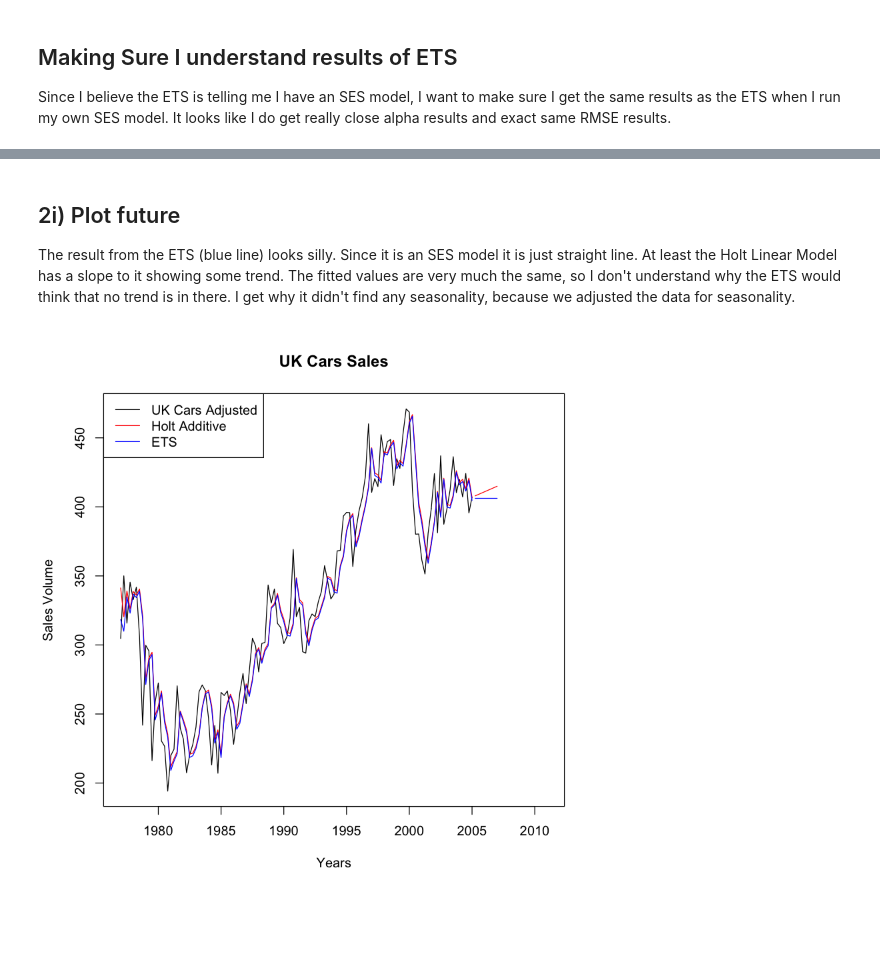
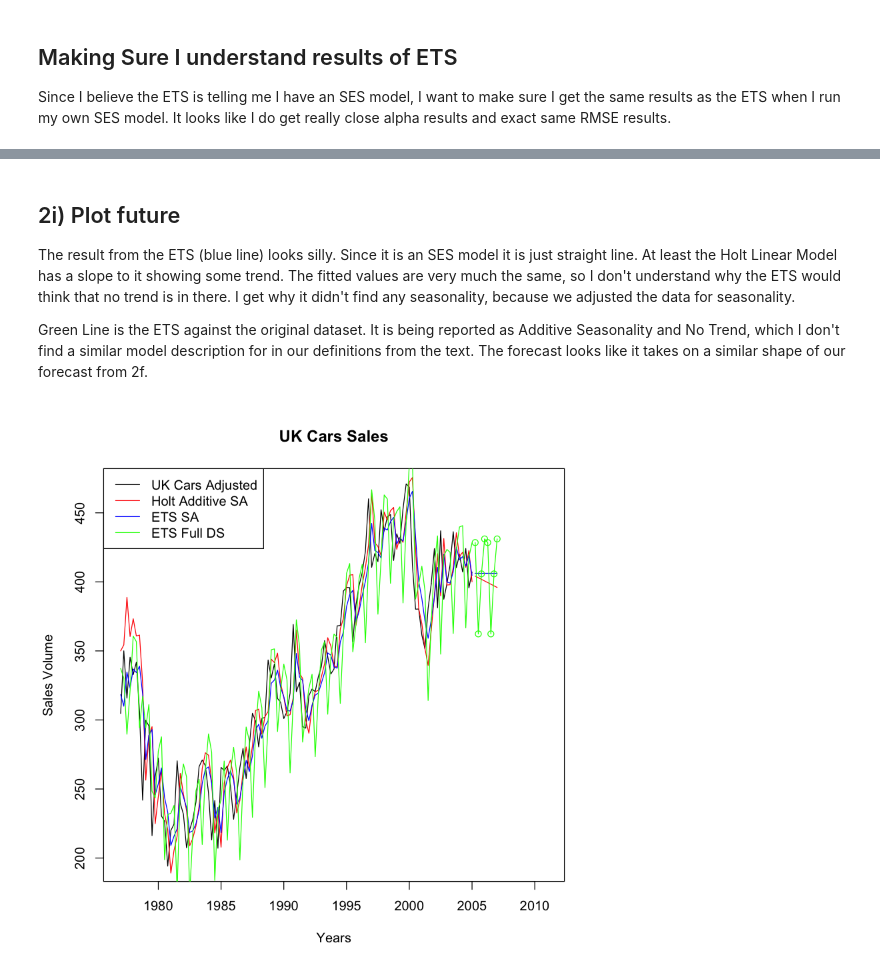
Before and after one commit to kofoide/forecasting, a Jupyter notebook: Week4/Assignment/Question2.ipynb, the cells around one changed output, grey strips where cells are left out. Saved outputs shown, nothing was run; the diff lists cells and outputs as text; code cells hidden in the pictures; blank space fills up the shorter version.

```diff
--- a/Week4/Assignment/Question2.ipynb
+++ b/Week4/Assignment/Question2.ipynb
@@ -69,15 +69,15 @@ legend("topleft", legend=c('Unadjusted', 'Adjusted'), col=c("black", "red"), lty
 ## 2c) Forecast
 # %%
 # Holt Linear Model
-holt = holt(ds_sa, h=8)
+holt_lin = holt(ds_sa, h=8, initial="simple")
 
 plot(ds_sa, xlim=c(start(ukcars)[1], end(ukcars)[1]+4), main="UK Cars Sales", ylab="Sales Volume", xlab="Years")
 abline(a=0, b=0)
 
 # Plot the fitted values to original
-lines(fitted(holt), col="red")
+lines(fitted(holt_lin), col="red")
 # Plot the forecasted values
-lines(holt$mean, col="red")
+lines(holt_lin$mean, col="red")
 
 legend("topleft"
        , lty=1
@@ -131,7 +137,7 @@ This ETS is telling me that SES is the optimal model (No Trend, No Seasonality)
 # %%
-holt_ets = ets(ds_sa)
-holt_ets_forecast = forecast(holt_ets, h=8)
-summary(holt_ets)
+holt_sa_ets = ets(ds_sa)
+holt_sa_ets_forecast = forecast(holt_sa_ets, h=8)
+summary(holt_sa_ets)
 # %% [output]
 ETS(A,N,N)
 
@@ -186,0 +217,4 @@ The RMSE of the first fitted model is pretty big, 25. The RMSE of this new model
+# %%
+holt_ds_ets = ets(ds_full)
+holt_ds_ets_forecast = forecast(holt_ds_ets, h=8)
+summary(holt_ds_ets)
@@ -188,21 +248,26 @@ The RMSE of the first fitted model is pretty big, 25. The RMSE of this new model
 ## 2i) Plot future
 
 The result from the ETS (blue line) looks silly. Since it is an SES model it is just straight line. At least the Holt Linear Model has a slope to it showing some trend. The fitted values are very much the same, so I don't understand why the ETS would think that no trend is in there. I get why it didn't find any seasonality, because we adjusted the data for seasonality.
+
+Green Line is the ETS against the original dataset. It is being reported as Additive Seasonality and No Trend, which I don't find a similar model description for in our definitions from the text. The forecast looks like it takes on a similar shape of our forecast from 2f.
 # %%
 plot(ds_sa, xlim=c(start(ukcars)[1], end(ukcars)[1]+6), main="UK Cars Sales", ylab="Sales Volume", xlab="Years")
 
 # Plot the fitted values to original
-lines(fitted(holt), col="red")
+lines(fitted(holt_lin), col="red")
 # Plot the forecasted values
-lines(holt$mean, col="red")
+lines(holt_lin$mean, col="red")
 
-lines(fitted(holt_ets), col="blue")
-lines(holt_ets_forecast$mean, col="blue")
+lines(fitted(holt_sa_ets_forecast), col="blue")
+lines(holt_sa_ets_forecast$mean, col="blue")
+
+lines(fitted(holt_ds_ets_forecast), col="green")
+lines(holt_ds_ets_forecast$mean, col="green", type="o")
 
 legend("topleft"
        , lty=1
-       , col=c("black", "red", "blue")
-       , c("UK Cars Adjusted", "Holt Additive", "ETS")
+       , col=c("black", "red", "blue", "green")
+       , c("UK Cars Adjusted", "Holt Additive SA", "ETS SA", "ETS Full DS")
        )
 # %% [output]
-[figure, old version]
+[figure, new version]
```
Also changed, not shown: parts of 13 cells of this notebook, 4 other files.
